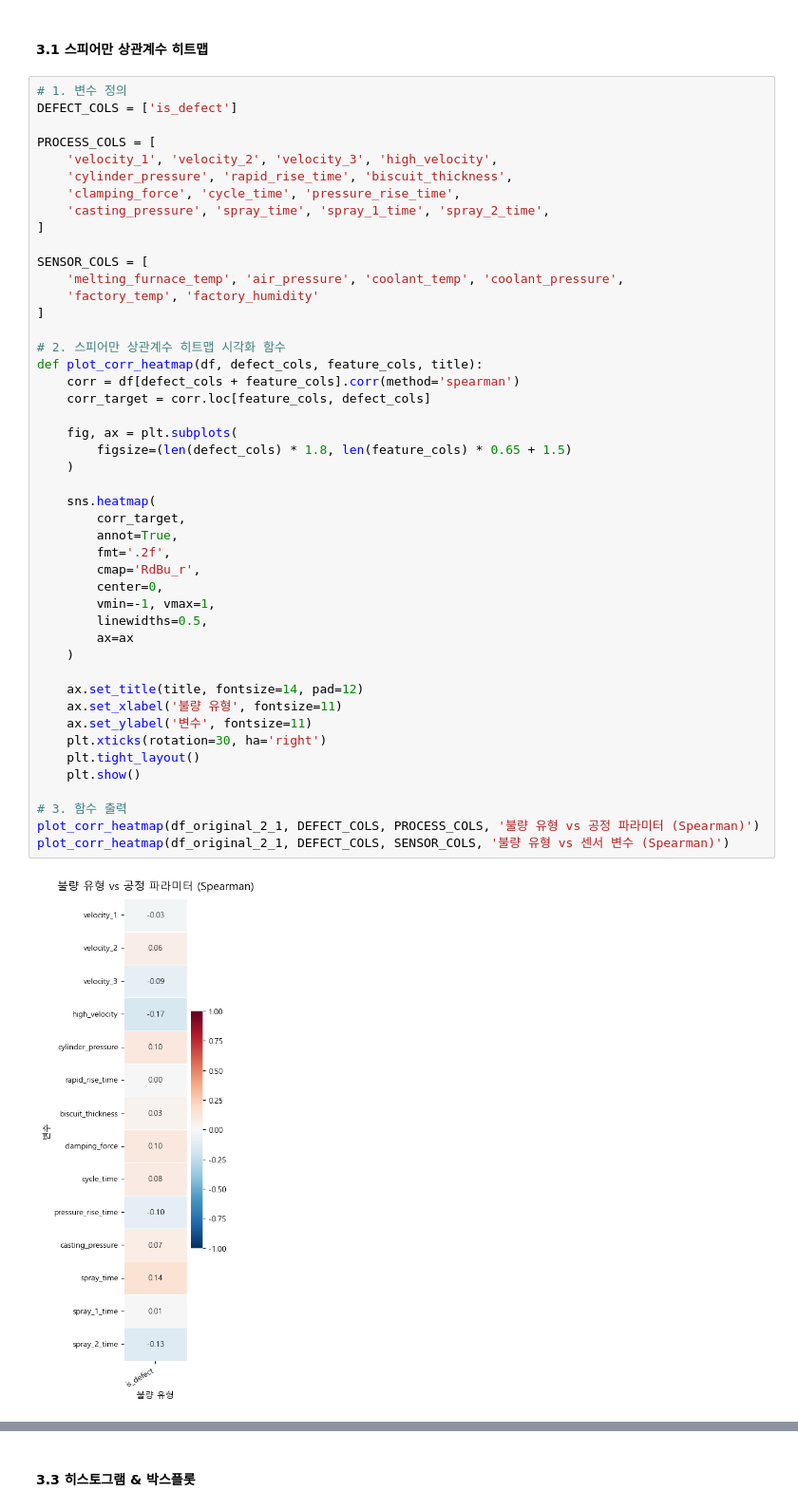
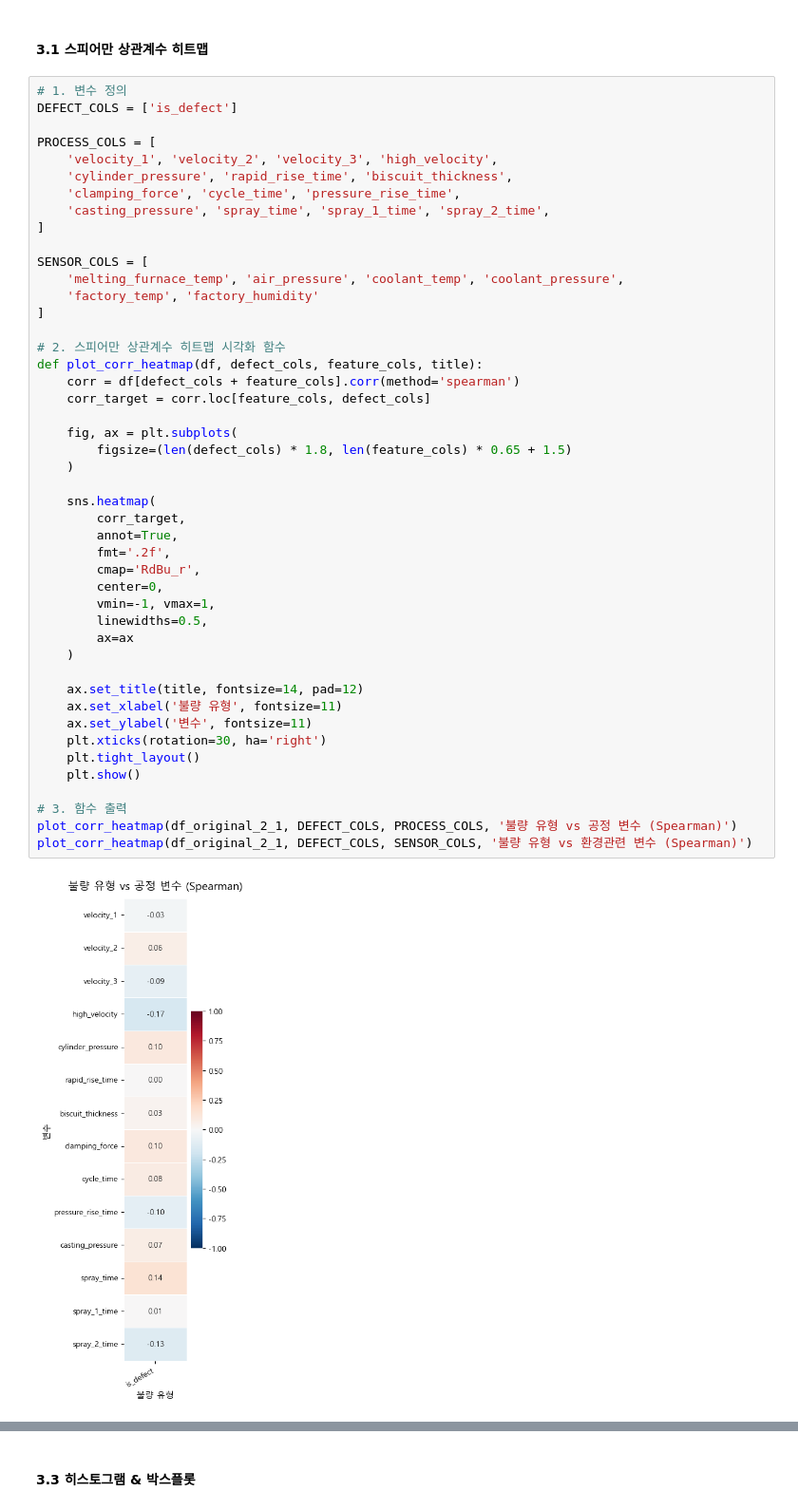
Before and after one commit to hanalo26/sparta-data11-advanced-project, a Jupyter notebook: common-file/PART2_통계_제품2_v5.ipynb, the cells around one changed output, grey strips where cells are left out. Shown at 95% size. Saved outputs shown, nothing was run; the diff lists cells and outputs as text.

```diff
--- a/common-file/PART2_통계_제품2_v5.ipynb
+++ b/common-file/PART2_통계_제품2_v5.ipynb
@@ -252,33 +252,33 @@ SENSOR_COLS = [
 
 # 2. 스피어만 상관계수 히트맵 시각화 함수
 def plot_corr_heatmap(df, defect_cols, feature_cols, title):
     corr = df[defect_cols + feature_cols].corr(method='spearman')
     corr_target = corr.loc[feature_cols, defect_cols]
 
     fig, ax = plt.subplots(
         figsize=(len(defect_cols) * 1.8, len(feature_cols) * 0.65 + 1.5)
     )
 
     sns.heatmap(
         corr_target,
         annot=True,
         fmt='.2f',
         cmap='RdBu_r',
         center=0,
         vmin=-1, vmax=1,
         linewidths=0.5,
         ax=ax
     )
 
     ax.set_title(title, fontsize=14, pad=12)
     ax.set_xlabel('불량 유형', fontsize=11)
     ax.set_ylabel('변수', fontsize=11)
     plt.xticks(rotation=30, ha='right')
     plt.tight_layout()
     plt.show()
 
 # 3. 함수 출력
-plot_corr_heatmap(df_original_2_1, DEFECT_COLS, PROCESS_COLS, '불량 유형 vs 공정 파라미터 (Spearman)')
-plot_corr_heatmap(df_original_2_1, DEFECT_COLS, SENSOR_COLS, '불량 유형 vs 센서 변수 (Spearman)')
+plot_corr_heatmap(df_original_2_1, DEFECT_COLS, PROCESS_COLS, '불량 유형 vs 공정 변수 (Spearman)')
+plot_corr_heatmap(df_original_2_1, DEFECT_COLS, SENSOR_COLS, '불량 유형 vs 환경관련 변수 (Spearman)')
 # %% [output]
-[figure, old version]
+[figure, new version]
```
Also changed, not shown: parts of 18 cells of this notebook, 1 other file.
